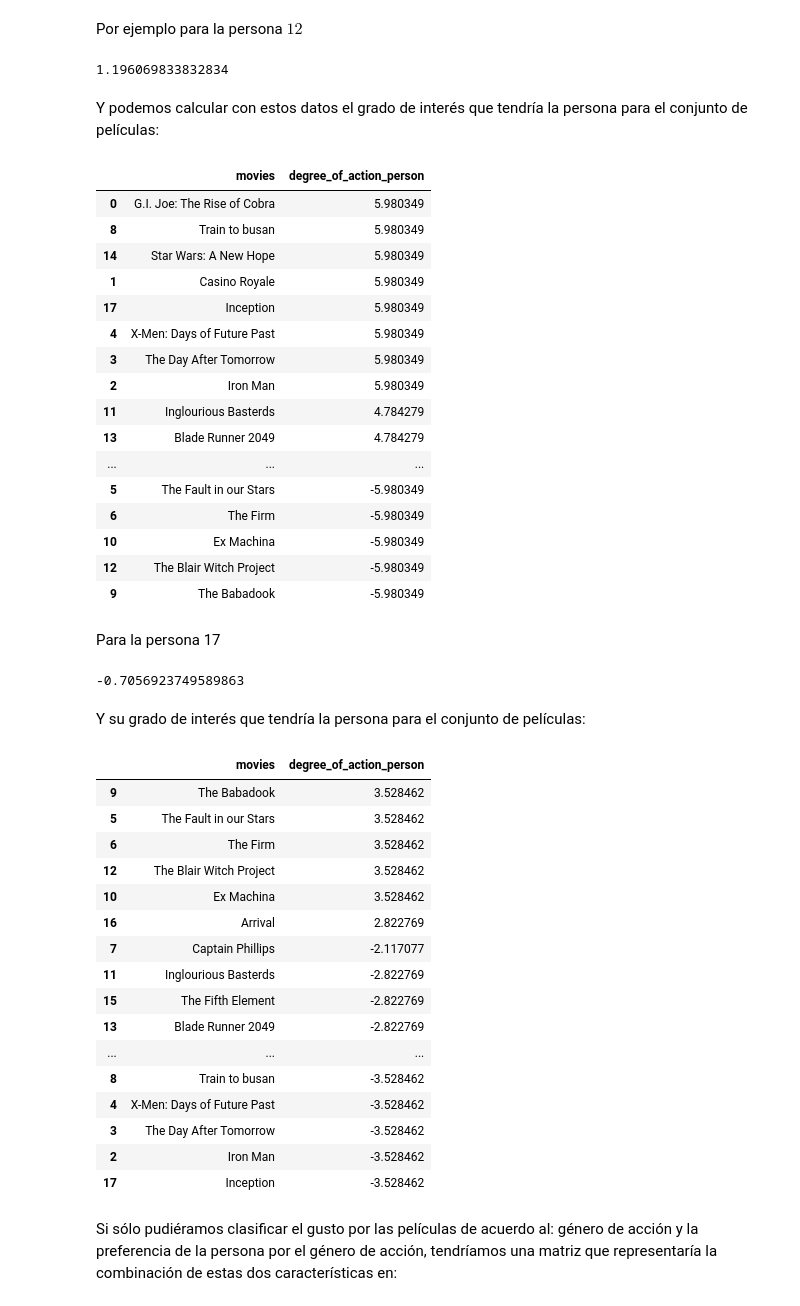
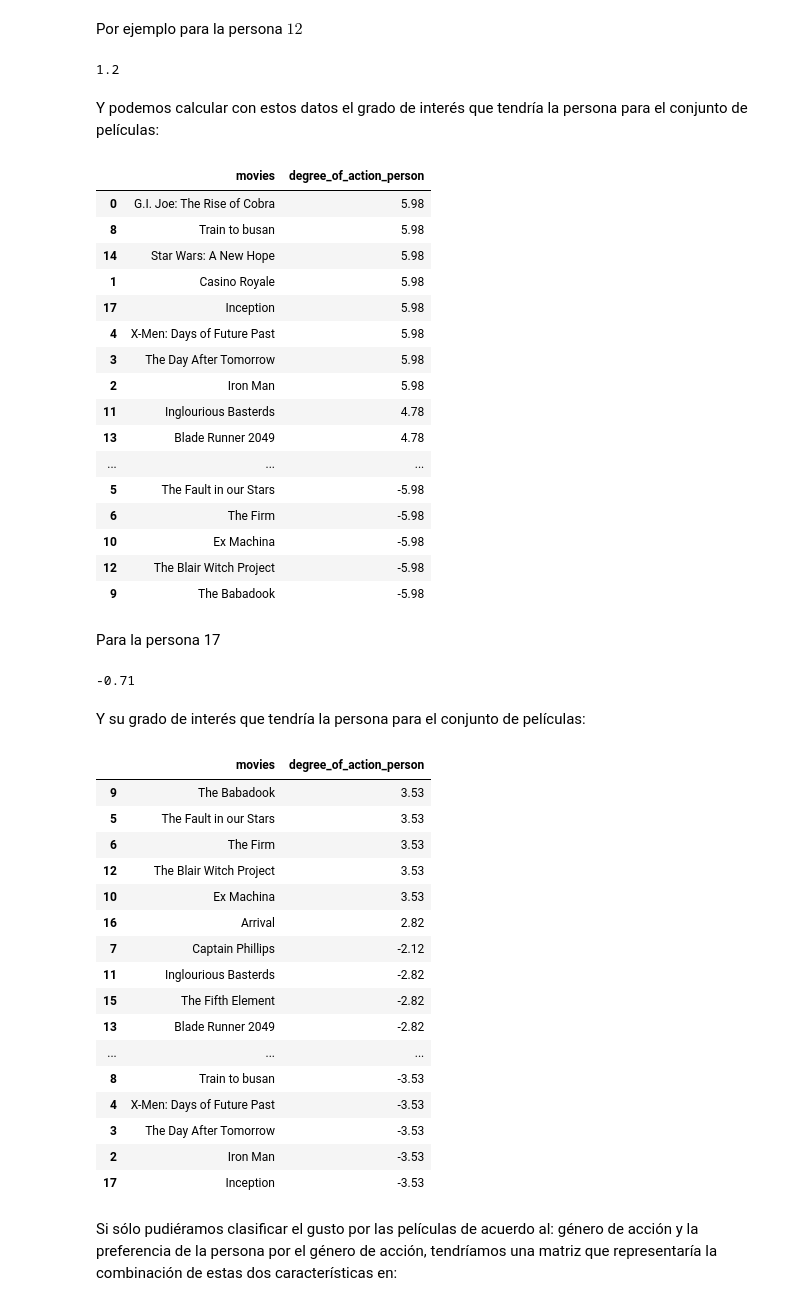
Before and after one commit to palmoreck/laboratorios, a Jupyter notebook: reconstruccion_de_imagenes/2_reconstruccion_de_imagenes.ipynb, the cells around one changed output. Drawn from its saved outputs; the diff is of its cells as text; code cells hidden in the pictures.

Commit message:
rounding values and rewriting word

```diff
--- a/reconstruccion_de_imagenes/2_reconstruccion_de_imagenes.ipynb
+++ b/reconstruccion_de_imagenes/2_reconstruccion_de_imagenes.ipynb
@@ -337,10 +337,10 @@ Por ejemplo para la persona $12$
 # %%
 person = 12
 degree_of_action_person = df_persons[attribute_persons][person]
-# %%
-degree_of_action_person
-# %% [output]
-1.196069833832834
+# %%
+print(degree_of_action_person.round(2))
+# %% [output]
+1.2
 # %% [markdown]
 Y podemos calcular con estos datos el grado de interés que tendría la persona para el conjunto de películas:
 # %%
@@ -348,34 +348,34 @@ interest_for_action_movies_person = df_movies.apply(lambda col: degree_of_action
 attribute_person_example = "degree_of_action_person"
 interest_for_action_movies_person.rename(columns={attribute_movies: attribute_person_example}, inplace=True)
 # %%
-interest_for_action_movies_person.sort_values(by=attribute_person_example,ascending=False)
+interest_for_action_movies_person.sort_values(by=attribute_person_example,ascending=False).round(2)
 # %% [output]
 |  | movies | degree_of_action_person |
-| 0 | G.I. Joe: The Rise of Cobra | 5.980349 |
-| 8 | Train to busan | 5.980349 |
-| 14 | Star Wars: A New Hope | 5.980349 |
-| 1 | Casino Royale | 5.980349 |
-| 17 | Inception | 5.980349 |
-| 4 | X-Men: Days of Future Past | 5.980349 |
-| 3 | The Day After Tomorrow | 5.980349 |
-| 2 | Iron Man | 5.980349 |
-| 11 | Inglourious Basterds | 4.784279 |
-| 13 | Blade Runner 2049 | 4.784279 |
+| 0 | G.I. Joe: The Rise of Cobra | 5.98 |
+| 8 | Train to busan | 5.98 |
+| 14 | Star Wars: A New Hope | 5.98 |
+| 1 | Casino Royale | 5.98 |
+| 17 | Inception | 5.98 |
+| 4 | X-Men: Days of Future Past | 5.98 |
+| 3 | The Day After Tomorrow | 5.98 |
+| 2 | Iron Man | 5.98 |
+| 11 | Inglourious Basterds | 4.78 |
+| 13 | Blade Runner 2049 | 4.78 |
 | ... | ... | ... |
-| 5 | The Fault in our Stars | -5.980349 |
-| 6 | The Firm | -5.980349 |
-| 10 | Ex Machina | -5.980349 |
-| 12 | The Blair Witch Project | -5.980349 |
-| 9 | The Babadook | -5.980349 |
+| 5 | The Fault in our Stars | -5.98 |
+| 6 | The Firm | -5.98 |
+| 10 | Ex Machina | -5.98 |
+| 12 | The Blair Witch Project | -5.98 |
+| 9 | The Babadook | -5.98 |
 # %% [markdown]
 Para la persona 17
 # %%
 person = 17
 degree_of_action_person = df_persons[attribute_persons][person]
-# %%
-degree_of_action_person
-# %% [output]
--0.7056923749589863
+# %%
+print(degree_of_action_person.round(2))
+# %% [output]
+-0.71
 # %% [markdown]
 Y su grado de interés que tendría la persona para el conjunto de películas:
 # %%
@@ -383,25 +383,25 @@ interest_for_action_movies_person_b = df_movies.apply(lambda col: degree_of_acti
 attribute_person_example = "degree_of_action_person"
 interest_for_action_movies_person_b.rename(columns={attribute_movies: attribute_person_example}, inplace=True)
 # %%
-interest_for_action_movies_person_b.sort_values(by=attribute_person_example,ascending=False)
+interest_for_action_movies_person_b.sort_values(by=attribute_person_example,ascending=False).round(2)
 # %% [output]
 |  | movies | degree_of_action_person |
-| 9 | The Babadook | 3.528462 |
-| 5 | The Fault in our Stars | 3.528462 |
-| 6 | The Firm | 3.528462 |
-| 12 | The Blair Witch Project | 3.528462 |
-| 10 | Ex Machina | 3.528462 |
-| 16 | Arrival | 2.822769 |
-| 7 | Captain Phillips | -2.117077 |
-| 11 | Inglourious Basterds | -2.822769 |
-| 15 | The Fifth Element | -2.822769 |
-| 13 | Blade Runner 2049 | -2.822769 |
+| 9 | The Babadook | 3.53 |
+| 5 | The Fault in our Stars | 3.53 |
+| 6 | The Firm | 3.53 |
+| 12 | The Blair Witch Project | 3.53 |
+| 10 | Ex Machina | 3.53 |
+| 16 | Arrival | 2.82 |
+| 7 | Captain Phillips | -2.12 |
+| 11 | Inglourious Basterds | -2.82 |
+| 15 | The Fifth Element | -2.82 |
+| 13 | Blade Runner 2049 | -2.82 |
 | ... | ... | ... |
-| 8 | Train to busan | -3.528462 |
-| 4 | X-Men: Days of Future Past | -3.528462 |
-| 3 | The Day After Tomorrow | -3.528462 |
-| 2 | Iron Man | -3.528462 |
-| 17 | Inception | -3.528462 |
+| 8 | Train to busan | -3.53 |
+| 4 | X-Men: Days of Future Past | -3.53 |
+| 3 | The Day After Tomorrow | -3.53 |
+| 2 | Iron Man | -3.53 |
+| 17 | Inception | -3.53 |
 # %% [markdown]
 Si sólo pudiéramos clasificar el gusto por las películas de acuerdo al: género de acción y la preferencia de la persona por el género de acción, tendríamos una matriz que representaría la combinación de estas dos características en:
 # %%
```
Also changed, not shown: parts of 6 cells of this notebook.
